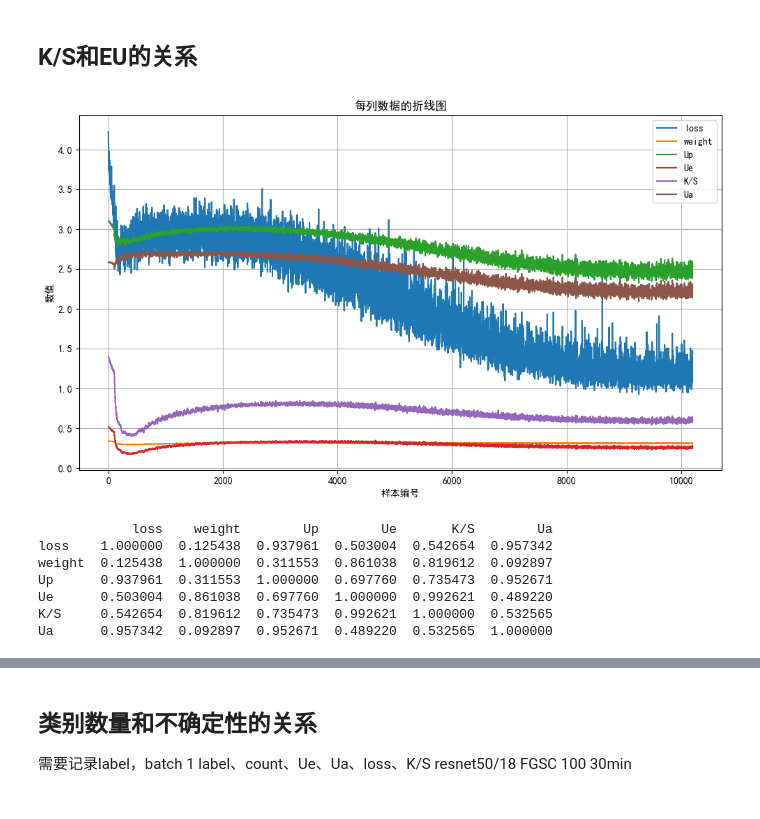
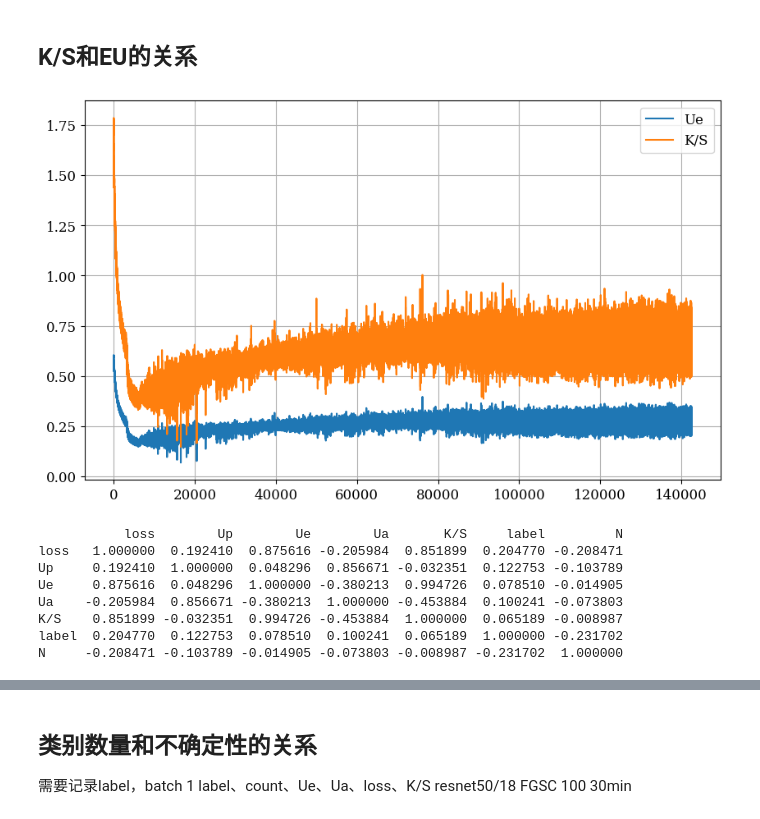
Before and after one commit to asker9527/LT-Uncertainty, a Jupyter notebook: dongtai.ipynb, the cells around one changed output, grey strips where cells are left out. Drawn from its saved outputs; the diff is of its cells as text; code cells hidden in the pictures.

```diff
--- a/dongtai.ipynb
+++ b/dongtai.ipynb
@@ -121,37 +121,41 @@ plt.show()
 # %%
 import pandas as pd
 import matplotlib.pyplot as plt
 
 # 1. 读取数据
-file_path = r'E:\Github\LT-Uncertainty\output\FGSC\_reset50\trust_decomposition_warmup+cosine\results\loss.txt'  # 替换成你的实际路径
+# file_path = r'E:\Github\LT-Uncertainty\output\FGSC\_reset50\trust_decomposition_warmup+cosine\results\loss.txt'  # 替换成你的实际路径
+file_path = r'E:\Github\LT-Uncertainty\output\FGSC\_resnet50\v2\trust_smooth_warmup+cosine7-31-sig3-2-a0-sm0.2\results\loss.txt'
 df = pd.read_csv(file_path, sep=' ', header=None)
-df.columns = ['loss', 'weight', 'Up', 'Ue', 'K/S']
+df.columns = ['loss', 'Up', 'Ue','Ua', 'K/S','label']
+DataLabel2num = {12: 434, 0: 387, 9: 274, 17: 236, 19: 234, 2: 190, 5: 180, 1: 132, 10: 132, 21: 123, 4: 114, 8: 96, 16: 86, 11: 82, 6: 81, 14: 74, 18: 72, 22: 71, 13: 70, 20: 70, 7: 58, 15: 43, 3: 17}
+df['N'] = df['label'].map(DataLabel2num)
 plot_columns = ['K/S','Ue']
 df['Ua'] = df['Up'] - df['Ue']
 # 2. 绘制折线图
 # 设置中文字体为 SimHei，支持负号
-plt.rcParams['font.sans-serif'] = ['SimHei']  # 黑体
-plt.rcParams['axes.unicode_minus'] = False    # 解决负号显示为方块的问题
+plt.rcParams['font.sans-serif'] = ['SimHei']  # Use SimHei for Chinese characters
+plt.rcParams['axes.unicode_minus'] = False  # Fix minus sign display issue
 plt.figure(figsize=(10, 6))
 for col in df.columns:
-    # if col in plot_columns:
+    if col in plot_columns:
         plt.plot(df.index, df[col], label=col)
 
-plt.xlabel('样本编号')
-plt.ylabel('数值')
-plt.title('每列数据的折线图')
+# plt.xlabel('样本编号')
+# plt.ylabel('数值')
+# plt.title('每列数据的折线图')
 plt.legend()
 plt.grid(True)
-plt.tight_layout()
+# plt.tight_layout()
 plt.show()
 correlation_matrix = df.corr(method='spearman')
 print(correlation_matrix)
 # %% [output]
-[figure, old version]
+[figure, new version]
-            loss    weight        Up        Ue       K/S        Ua
-loss    1.000000  0.125438  0.937961  0.503004  0.542654  0.957342
-weight  0.125438  1.000000  0.311553  0.861038  0.819612  0.092897
-Up      0.937961  0.311553  1.000000  0.697760  0.735473  0.952671
-Ue      0.503004  0.861038  0.697760  1.000000  0.992621  0.489220
-K/S     0.542654  0.819612  0.735473  0.992621  1.000000  0.532565
-Ua      0.957342  0.092897  0.952671  0.489220  0.532565  1.000000
+           loss        Up        Ue        Ua       K/S     label         N
+loss   1.000000  0.192410  0.875616 -0.205984  0.851899  0.204770 -0.208471
+Up     0.192410  1.000000  0.048296  0.856671 -0.032351  0.122753 -0.103789
+Ue     0.875616  0.048296  1.000000 -0.380213  0.994726  0.078510 -0.014905
+Ua    -0.205984  0.856671 -0.380213  1.000000 -0.453884  0.100241 -0.073803
+K/S    0.851899 -0.032351  0.994726 -0.453884  1.000000  0.065189 -0.008987
+label  0.204770  0.122753  0.078510  0.100241  0.065189  1.000000 -0.231702
+N     -0.208471 -0.103789 -0.014905 -0.073803 -0.008987 -0.231702  1.000000
```
Also changed, not shown: parts of 17 cells of this notebook, 5 other files.
